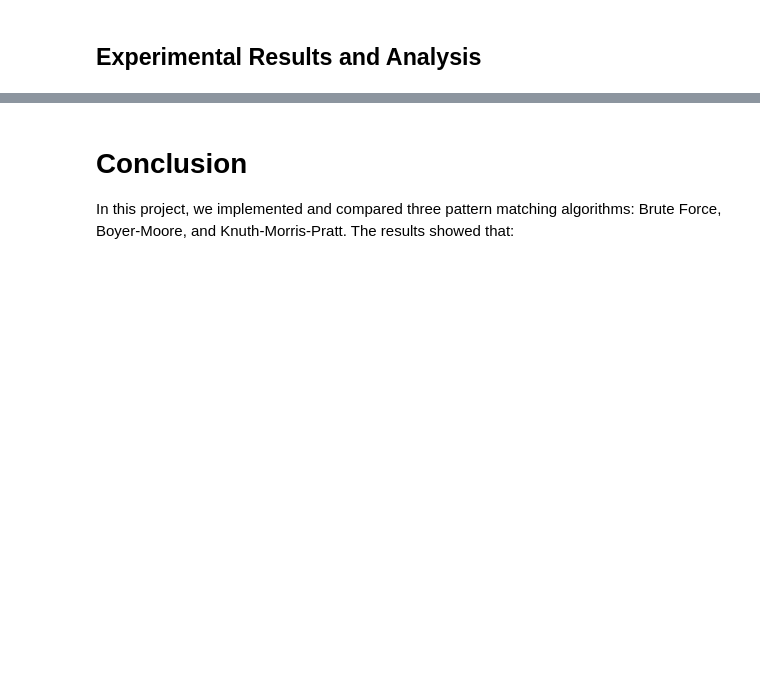
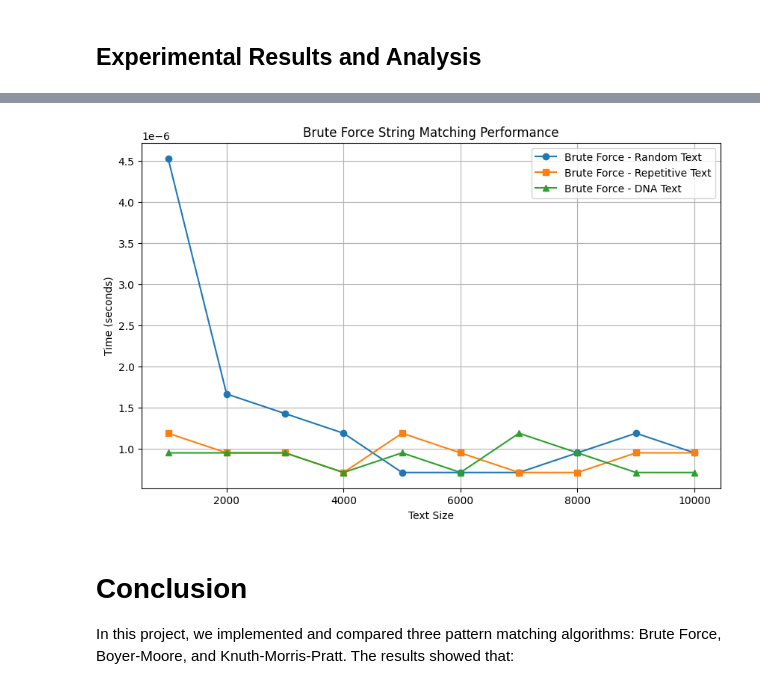
Before and after one commit to Rengeten1/Algorithms-and-Data-Structures, a Jupyter notebook: report/PatternMatchingReport.ipynb, the cells around one changed output, grey strips where cells are left out. Saved outputs shown, nothing was run; the diff lists cells and outputs as text; code cells hidden in the pictures; blank space fills up the shorter version.

```diff
--- a/report/PatternMatchingReport.ipynb
+++ b/report/PatternMatchingReport.ipynb
@@ -31,8 +32,6 @@ The brute force algorithm is a straightforward approach to pattern matching. It
 # %%
 def find_brute(T, P):
     n, m = len(T), len(P)
-    if m > n:
-        raise ValueError("Pattern length must be less than or equal to text length")
     for i in range(n - 1):
 
         k = 0
@@ -228,8 +300,14 @@ SyntaxError: invalid syntax. Perhaps you forgot a comma? (1683735785.py, line 4)
 # %%
+# Generating unacceptable patterns
+for i in range(len(text_sizes)):
+    # generating a random pattern that is not in the text
+    pattern_random.append(generator.generateRandomString(text_sizes[i]* 2 if i < len(text_sizes) // 2 else text_sizes[i] // 2)) # longer than the text when i is in the first half, shorter when in the second half
+    pattern_repetitive.append(generator.generateRepetitiveString(text_sizes[i]* 2 if i < len(text_sizes) // 2 else text_sizes[i] // 2)) # longer than the text when i is in the first half, shorter when in the second half
+    pattern_dna.append(generator.generateDNAString(text_sizes[i]* 2 if i < len(text_sizes) // 2 else text_sizes[i] // 2)) # longer than the text when i is in the first half, shorter when in the second half
 
-# Generating unacceptable patterns
-for i in range():
-    # generating a random pattern that is not in the text
-    pattern_random.append(generator.generateRandomString())
-    pattern_repetitive.append(generator.generateRandomString())
-    pattern_dna.append(generator.generateRandomString())
+print('length of pattern_random:', len(pattern_random))
+print([len(pattern_random[i]) for i in range(len(pattern_random))])
+print('length of pattern_repetitive:', len(pattern_repetitive))
+print([len(pattern_repetitive[i]) for i in range(len(pattern_repetitive))])
+print('length of pattern_dna:', len(pattern_dna))
+print([len(pattern_dna[i]) for i in range(len(pattern_dna))])
@@ -258,3 +385,46 @@ IndexError: list index out of range
+# %%
+import time
+
+# Extract patterns from each text for consistent testing
+patterns_random = [text_random[i][:pattern_length] for i in range(len(text_sizes))]
+patterns_repetitive = [text_repetitive[i][:pattern_length] for i in range(len(text_sizes))]
+patterns_dna = [text_dna[i][:pattern_length] for i in range(len(text_sizes))]
+
+# Measure execution times
+times_random = []
+times_repetitive = []
+times_dna = []
+
+for i in range(len(text_sizes)):
+	# Random text timing
+	start_time = time.time()
+	find_brute(text_random[i], patterns_random[i])
+	times_random.append(time.time() - start_time)
+
+	# Repetitive text timing
+	start_time = time.time()
+	find_brute(text_repetitive[i], patterns_repetitive[i])
+	times_repetitive.append(time.time() - start_time)
+
+	# DNA text timing
+	start_time = time.time()
+	find_brute(text_dna[i], patterns_dna[i])
+	times_dna.append(time.time() - start_time)
+
+# Plotting the results
+plt.figure(figsize=(10, 6))
+plt.title('Brute Force String Matching Performance')
+plt.xlabel('Text Size')
+plt.ylabel('Time (seconds)')
+plt.grid(True)
+
+plt.plot(text_sizes, times_random, label='Brute Force - Random Text', marker='o')
+plt.plot(text_sizes, times_repetitive, label='Brute Force - Repetitive Text', marker='s')
+plt.plot(text_sizes, times_dna, label='Brute Force - DNA Text', marker='^')
+plt.legend()
+plt.show()
+# %% [output]
+[figure, added]
 # %% [markdown]
 # **Conclusion**
 In this project, we implemented and compared three pattern matching algorithms: Brute Force, Boyer-Moore, and Knuth-Morris-Pratt. The results showed that:
```
Also changed, not shown: parts of 10 cells of this notebook.
